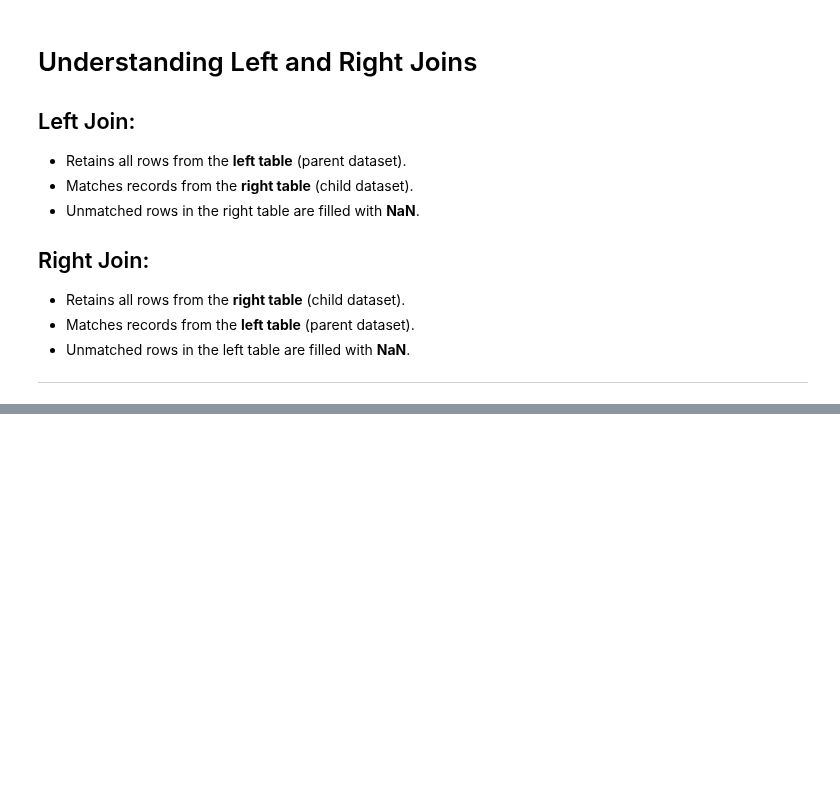
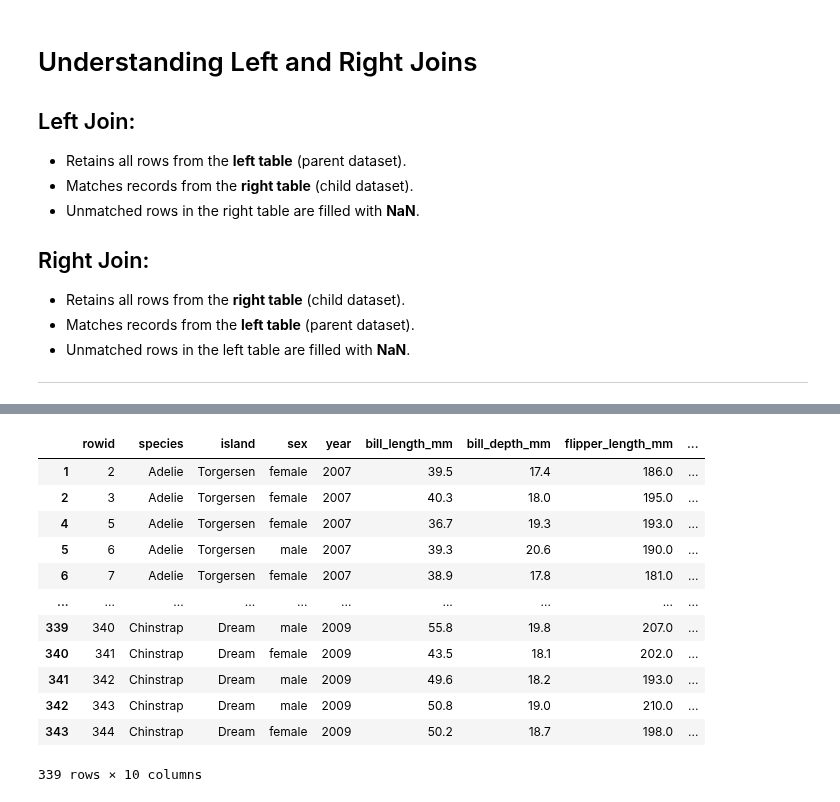
Before and after one commit to Praruj/Pandas_Practise_Portfolio, a Jupyter notebook: Notebooks/Pandas_04_joining_merging.ipynb, the cells around one changed output, grey strips where cells are left out. Saved outputs shown, nothing was run; the diff lists cells and outputs as text; code cells hidden in the pictures; blank space fills up the shorter version.

```diff
--- a/Notebooks/Pandas_04_joining_merging.ipynb
+++ b/Notebooks/Pandas_04_joining_merging.ipynb
@@ -314,0 +363,18 @@ left_join.query("sex.isnull()")
+# %%
+# Drop Nan=Heavy:
+
+outer_merged.dropna(subset=['bill_length_mm', 'species'])
+# %% [output]
+|  | rowid | species | island | sex | year | bill_length_mm | bill_depth_mm | flipper_length_mm | ... |
+| 1 | 2 | Adelie | Torgersen | female | 2007 | 39.5 | 17.4 | 186.0 | ... |
+| 2 | 3 | Adelie | Torgersen | female | 2007 | 40.3 | 18.0 | 195.0 | ... |
+| 4 | 5 | Adelie | Torgersen | female | 2007 | 36.7 | 19.3 | 193.0 | ... |
+| 5 | 6 | Adelie | Torgersen | male | 2007 | 39.3 | 20.6 | 190.0 | ... |
+| 6 | 7 | Adelie | Torgersen | female | 2007 | 38.9 | 17.8 | 181.0 | ... |
+| ... | ... | ... | ... | ... | ... | ... | ... | ... | ... |
+| 339 | 340 | Chinstrap | Dream | male | 2009 | 55.8 | 19.8 | 207.0 | ... |
+| 340 | 341 | Chinstrap | Dream | female | 2009 | 43.5 | 18.1 | 202.0 | ... |
+| 341 | 342 | Chinstrap | Dream | male | 2009 | 49.6 | 18.2 | 193.0 | ... |
+| 342 | 343 | Chinstrap | Dream | male | 2009 | 50.8 | 19.0 | 210.0 | ... |
+| 343 | 344 | Chinstrap | Dream | female | 2009 | 50.2 | 18.7 | 198.0 | ... |
+339 rows × 10 columns
```
Also changed, not shown: parts of 5 cells of this notebook.
